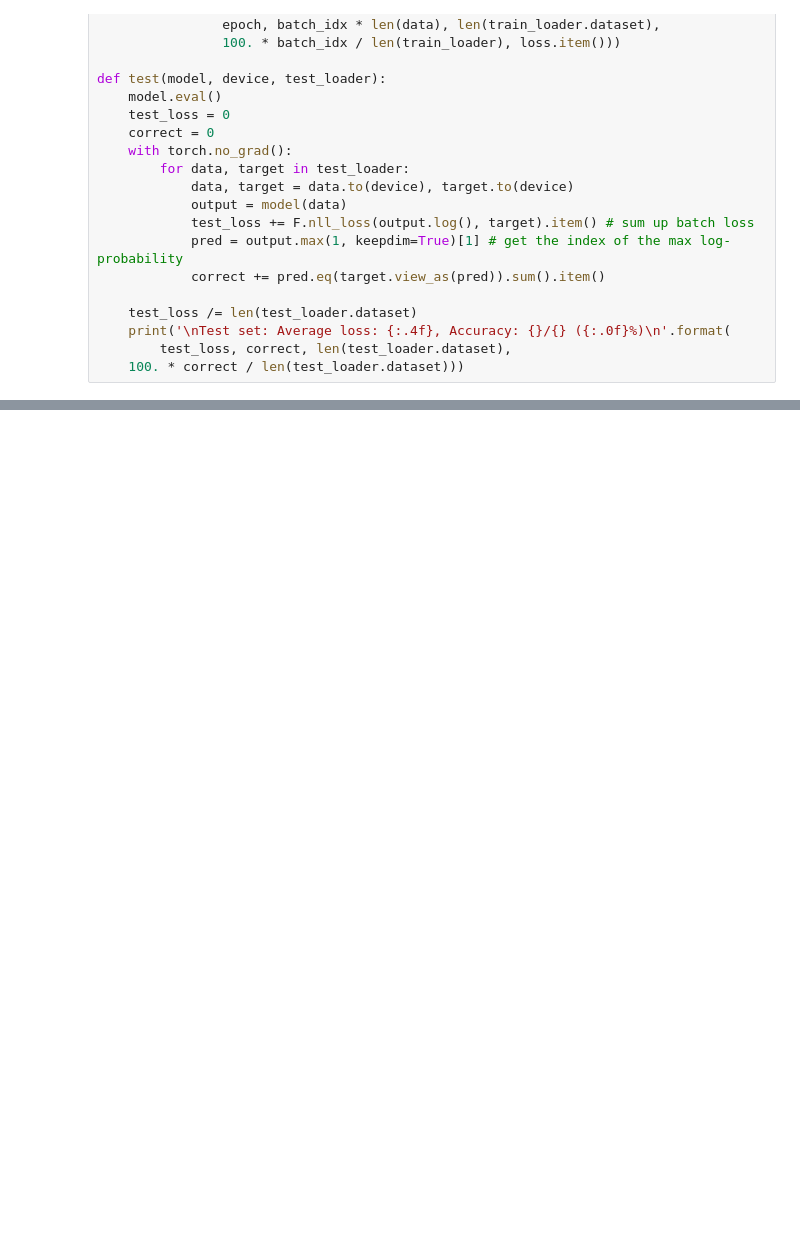
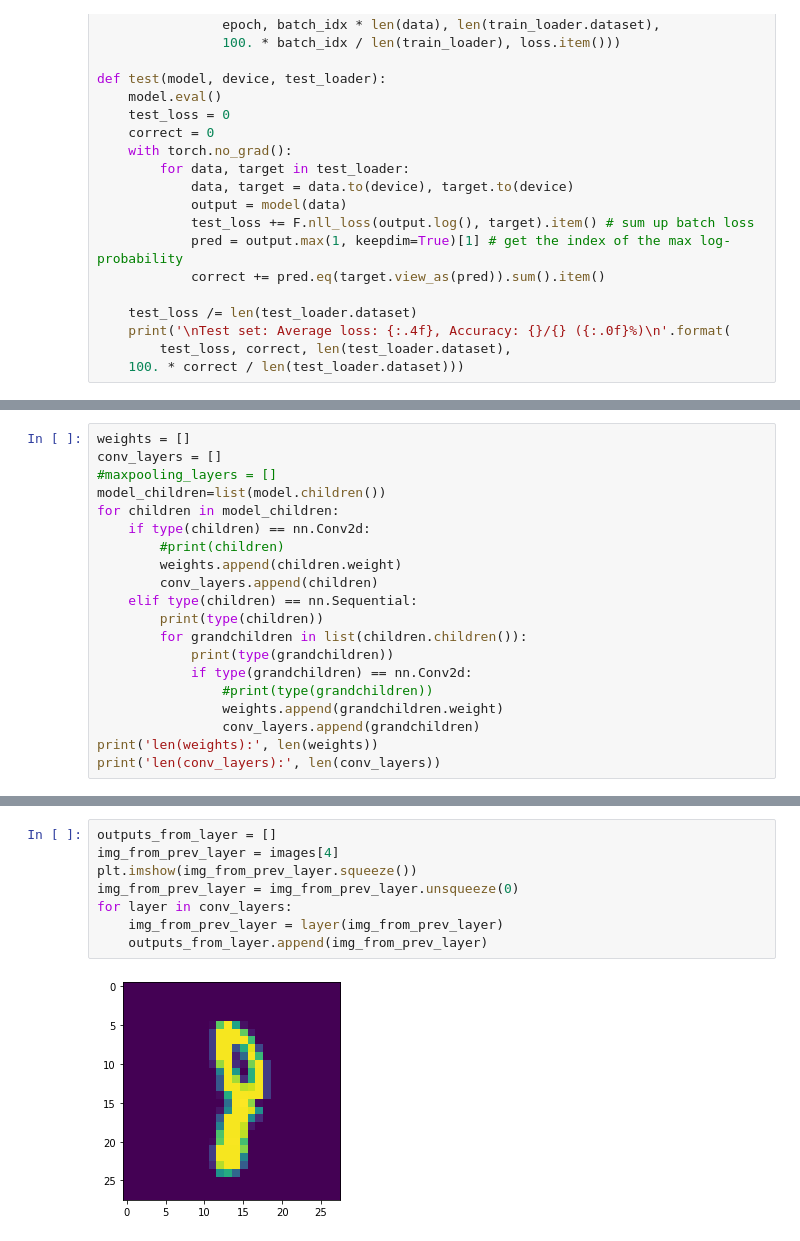
Before and after one commit to antoninvacheret/MRES-Section-4, a Jupyter notebook: Session_S4_1_part2.ipynb, the cells around one changed output, grey strips where cells are left out. Saved outputs shown, nothing was run; the diff lists cells and outputs as text; blank space fills up the shorter version.

```diff
--- a/Session_S4_1_part2.ipynb
+++ b/Session_S4_1_part2.ipynb
@@ -331,0 +339,20 @@ Test set: Average loss: 0.0008, Accuracy: 9804/10000 (98%)
+# %%
+weights = []
+conv_layers = []
+#maxpooling_layers = []
+model_children=list(model.children())
+for children in model_children:
+    if type(children) == nn.Conv2d:
+        #print(children)
+        weights.append(children.weight)
+        conv_layers.append(children)
+    elif type(children) == nn.Sequential:
+        print(type(children))
+        for grandchildren in list(children.children()):
+            print(type(grandchildren))
+            if type(grandchildren) == nn.Conv2d:
+                #print(type(grandchildren))
+                weights.append(grandchildren.weight)
+                conv_layers.append(grandchildren)
+print('len(weights):', len(weights))
+print('len(conv_layers):', len(conv_layers))
@@ -331,0 +376,10 @@ Test set: Average loss: 0.0008, Accuracy: 9804/10000 (98%)
+# %%
+outputs_from_layer = []
+img_from_prev_layer = images[4]
+plt.imshow(img_from_prev_layer.squeeze())
+img_from_prev_layer = img_from_prev_layer.unsqueeze(0)
+for layer in conv_layers:
+    img_from_prev_layer = layer(img_from_prev_layer)
+    outputs_from_layer.append(img_from_prev_layer)
+# %% [output]
+[figure, added]
```
Also changed, not shown: parts of 17 cells of this notebook, 1 other file.
